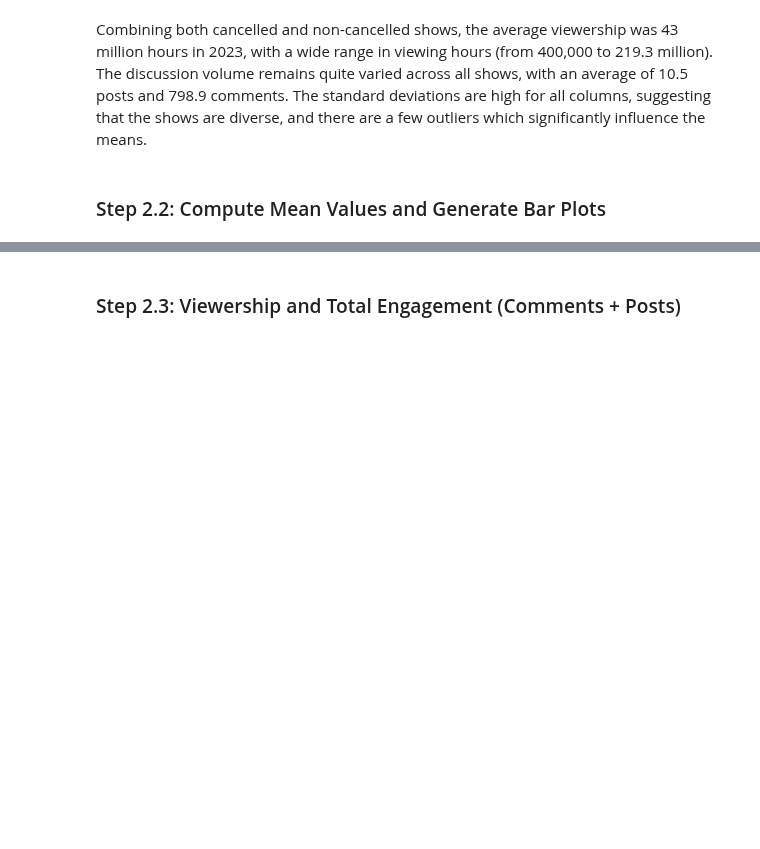
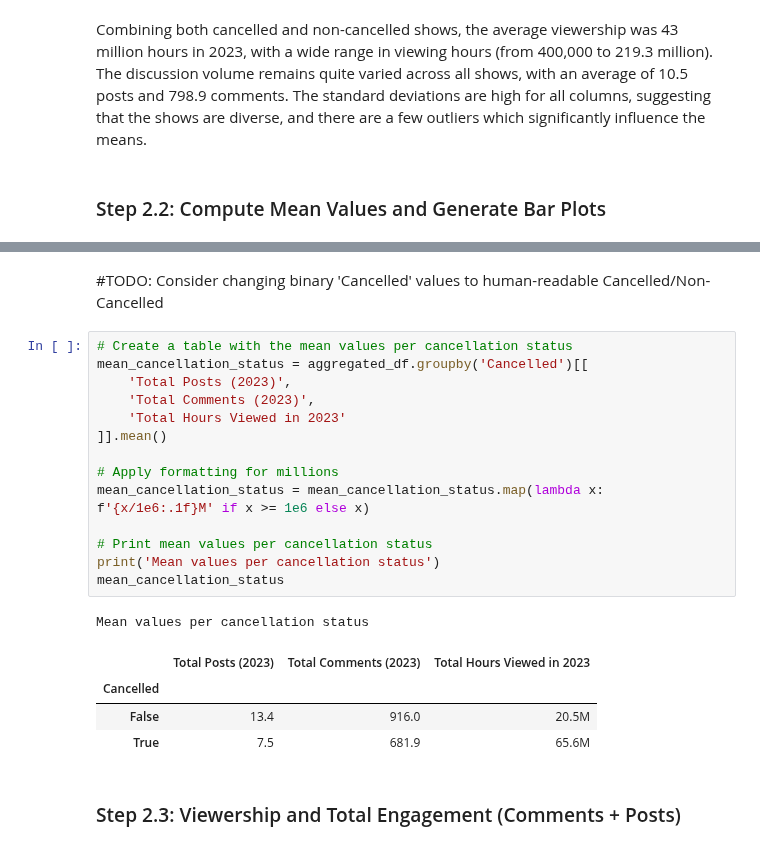
Before and after one commit to einavrobyncohen/DW64, a Jupyter notebook: notebooks/final_analysis.ipynb, the cells around one changed output, grey strips where cells are left out. Cells and saved outputs as stored; diff of their text form; blank space fills up the shorter version.

```diff
--- a/notebooks/final_analysis.ipynb
+++ b/notebooks/final_analysis.ipynb
@@ -206,3 +155,25 @@ mean_cancellation_status.round(1)
+# %% [markdown]
+#TODO: Consider changing binary 'Cancelled' values to human-readable Cancelled/Non-Cancelled
+# %%
+# Create a table with the mean values per cancellation status
+mean_cancellation_status = aggregated_df.groupby('Cancelled')[[
+    'Total Posts (2023)',
+    'Total Comments (2023)',
+    'Total Hours Viewed in 2023'
+]].mean()
+
+# Apply formatting for millions
+mean_cancellation_status = mean_cancellation_status.map(lambda x: f'{x/1e6:.1f}M' if x >= 1e6 else x)
+
+# Print mean values per cancellation status
+print('Mean values per cancellation status')
+mean_cancellation_status
+# %% [output]
+Mean values per cancellation status
+|  | Total Posts (2023) | Total Comments (2023) | Total Hours Viewed in 2023 |
+| Cancelled |  |  |  |
+| False | 13.4 | 916.0 | 20.5M |
+| True | 7.5 | 681.9 | 65.6M |
 # %% [markdown]
 ### Step 2.3: Viewership and Total Engagement (Comments + Posts)
 # %%
```
Also changed, not shown: parts of 22 cells of this notebook.
